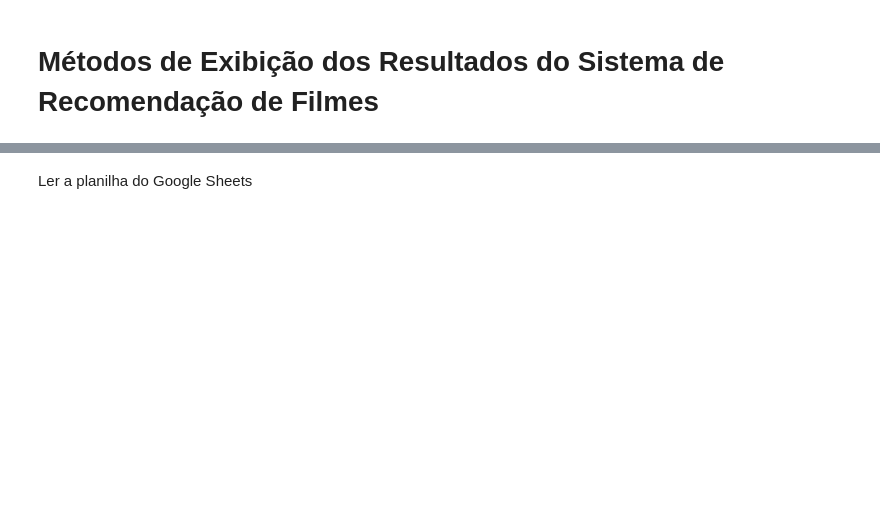
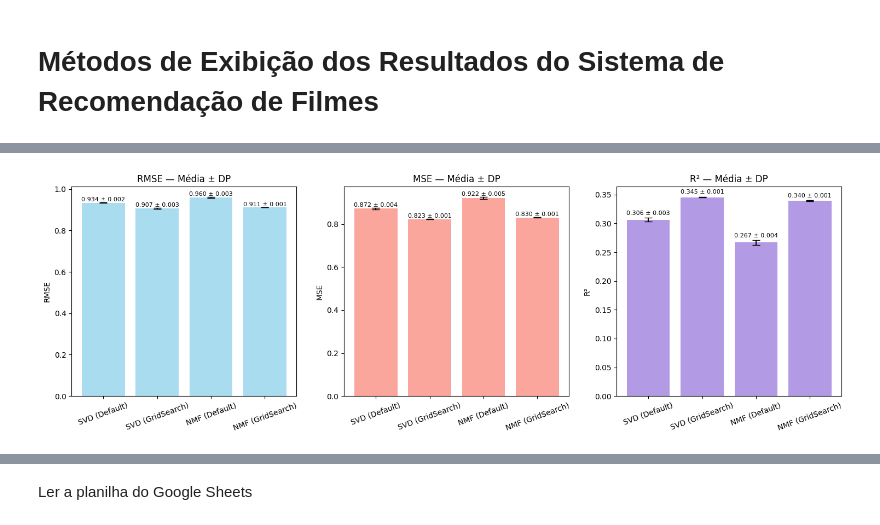
Before and after one commit to Juliadambros/Resultados-Sistema-de-Recomendacao, a Jupyter notebook: Resultados.ipynb, the cells around one changed output, grey strips where cells are left out. Drawn from its saved outputs; the diff is of its cells as text; code cells hidden in the pictures; blank space fills up the shorter version.

```diff
--- a/Resultados.ipynb
+++ b/Resultados.ipynb
@@ -4,0 +129,81 @@
+# %%
+import numpy as np
+import matplotlib.pyplot as plt
+
+# Dados
+models = ['SVD (Default)', 'SVD (GridSearch)', 'NMF (Default)', 'NMF (GridSearch)']
+
+rmse_mean = [0.9338, 0.9072, 0.9602, 0.9113]
+mse_mean  = [0.8721, 0.8230, 0.9221, 0.8304]
+r2_mean   = [0.3065, 0.3455, 0.2667, 0.3396]
+
+rmse_std = [0.0019986, 0.0029611, 0.0028682, 0.0005082]
+mse_std  = [0.0037343, 0.0011557, 0.0054817, 0.0009265]
+r2_std   = [0.0029611, 0.0009157, 0.0043588, 0.0007481]
+
+# =========================
+# Opção 1 — Um gráfico por métrica
+# =========================
+fig, axes = plt.subplots(1, 3, figsize=(15, 5))
+metrics = [
+    ("RMSE", rmse_mean, rmse_std, 'skyblue'),
+    ("MSE", mse_mean, mse_std, 'salmon'),
+    ("R²", r2_mean, r2_std, 'mediumpurple')
+]
+
+for ax, (title, mean, std, color) in zip(axes, metrics):
+    ax.bar(models, mean, yerr=std, capsize=5, color=color, alpha=0.7)
+    ax.set_title(f"{title} — Média ± DP")
+    ax.set_ylabel(title)
+    ax.set_xticklabels(models, rotation=20)
+    for i, (m, s) in enumerate(zip(mean, std)):
+        ax.text(i, m + s + 0.005, f"{m:.3f} ± {s:.3f}", ha='center', fontsize=8)
+
+plt.tight_layout()
+plt.show()
+
+# =========================
+# Opção 2 — RMSE e MSE juntos, R² separado
+# =========================
+x = np.arange(len(models))
+width = 0.35
+
+fig, ax1 = plt.subplots(figsize=(8, 5))
+rects1 = ax1.bar(x - width/2, rmse_mean, width, yerr=rmse_std, capsize=5,
+                 label='RMSE', color='skyblue', alpha=0.7)
+rects2 = ax1.bar(x + width/2, mse_mean, width, yerr=mse_std, capsize=5,
+                 label='MSE', color='salmon', alpha=0.7)
+ax1.set_ylabel('Erro')
+ax1.set_xticks(x)
+ax1.set_xticklabels(models, rotation=15)
+ax1.legend()
+ax1.set_title('RMSE e MSE — Média ± DP')
+
+plt.tight_layout()
+plt.show()
+
+# =========================
+# Opção 3 — Barras horizontais com média ± DP
+# =========================
+fig, ax = plt.subplots(3, 1, figsize=(7, 8))
+metrics = [
+    ("RMSE", rmse_mean, rmse_std, 'skyblue'),
+    ("MSE", mse_mean, mse_std, 'salmon'),
+    ("R²", r2_mean, r2_std, 'mediumpurple')
+]
+
+for i, (title, mean, std, color) in enumerate(metrics):
+    y_pos = np.arange(len(models))
+    ax[i].barh(y_pos, mean, xerr=std, capsize=5, color=color, alpha=0.7)
+    ax[i].set_yticks(y_pos)
+    ax[i].set_yticklabels(models)
+    ax[i].invert_yaxis()
+    ax[i].set_xlabel(title)
+    ax[i].set_title(f"{title} — Média ± DP")
+    for j, (m, s) in enumerate(zip(mean, std)):
+        ax[i].text(m + s + 0.005, j, f"{m:.3f} ± {s:.3f}", va='center', fontsize=8)
+
+plt.tight_layout()
+plt.show()
+# %% [output]
+[figure, added]
```
Also changed, not shown: parts of 3 cells of this notebook.
